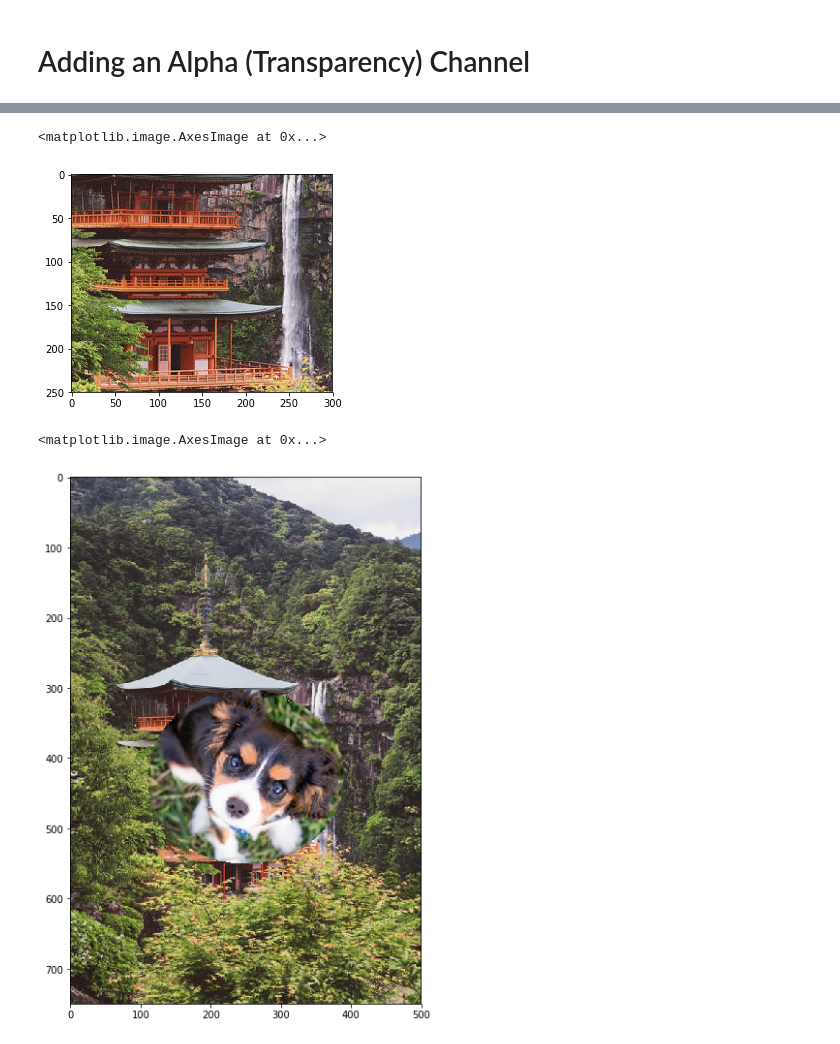
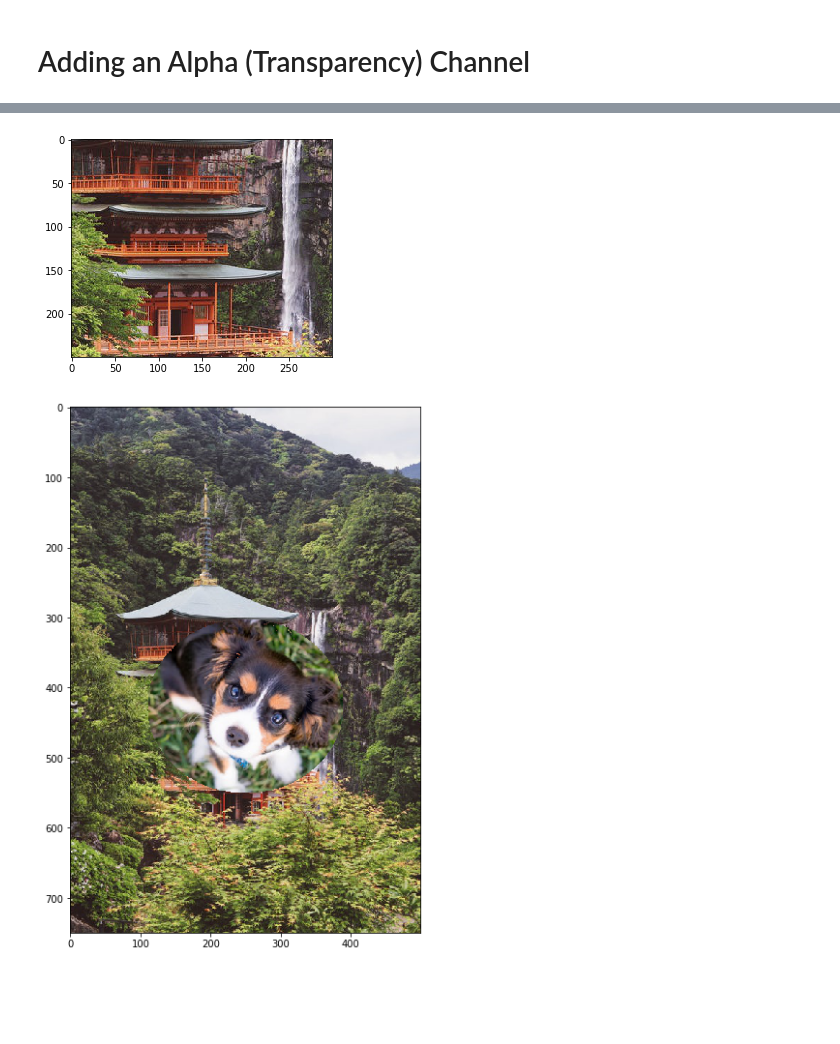
Before and after one commit to nonZero/learn-numpy, a Jupyter notebook: 047-alpha-masks-solution.ipynb, the cells around one changed output, grey strips where cells are left out. Drawn from its saved outputs; the diff is of its cells as text; code cells hidden in the pictures; blank space fills up the shorter version.

```diff
--- a/047-alpha-masks-solution.ipynb
+++ b/047-alpha-masks-solution.ipynb
@@ -31,6 +31,6 @@ _ = imshow(c)
 # %%
-bg = imread("pagoda.jpeg").copy()
-imshow(bg)
+bg = plt.imread("pagoda.jpeg").copy()
+plt.imshow(bg)
 bg.shape
 # %% [output]
 (750, 500, 3)
@@ -62,14 +61,12 @@ part.shape
 # %%
 v = bg[300:550,100:400]
-imshow(v)
+plt.imshow(v);
 # %% [output]
-<matplotlib.image.AxesImage at 0x...>
-[figure, old version]
+[figure, new version]
 # %%
 v[part[:,:,0]>0] = part[part[:,:,0]>0]
 # %%
-figsize(10,10)
-imshow(bg)
+plt.figure(figsize=(10,10))
+plt.imshow(bg);
 # %% [output]
-<matplotlib.image.AxesImage at 0x...>
-[figure, old version]
+[figure, new version]
```
Also changed, not shown: parts of 9 cells of this notebook, 4 other files.
